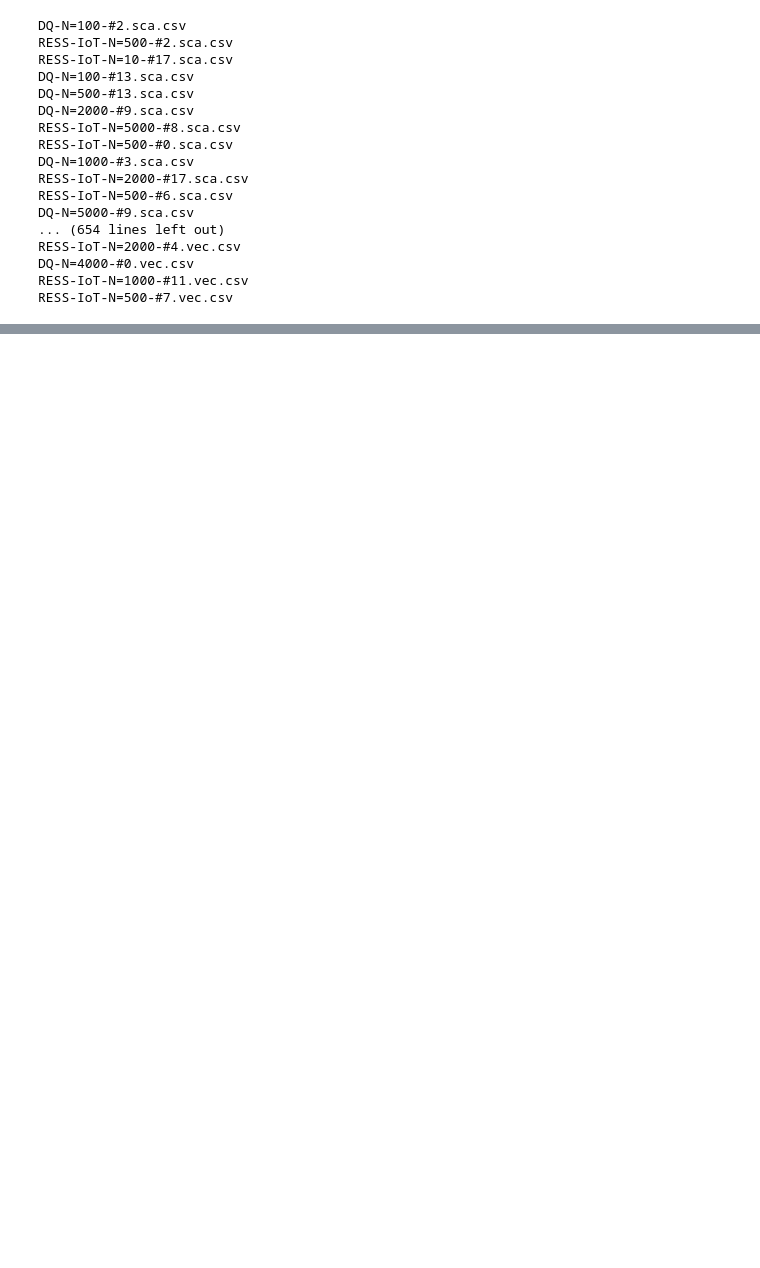
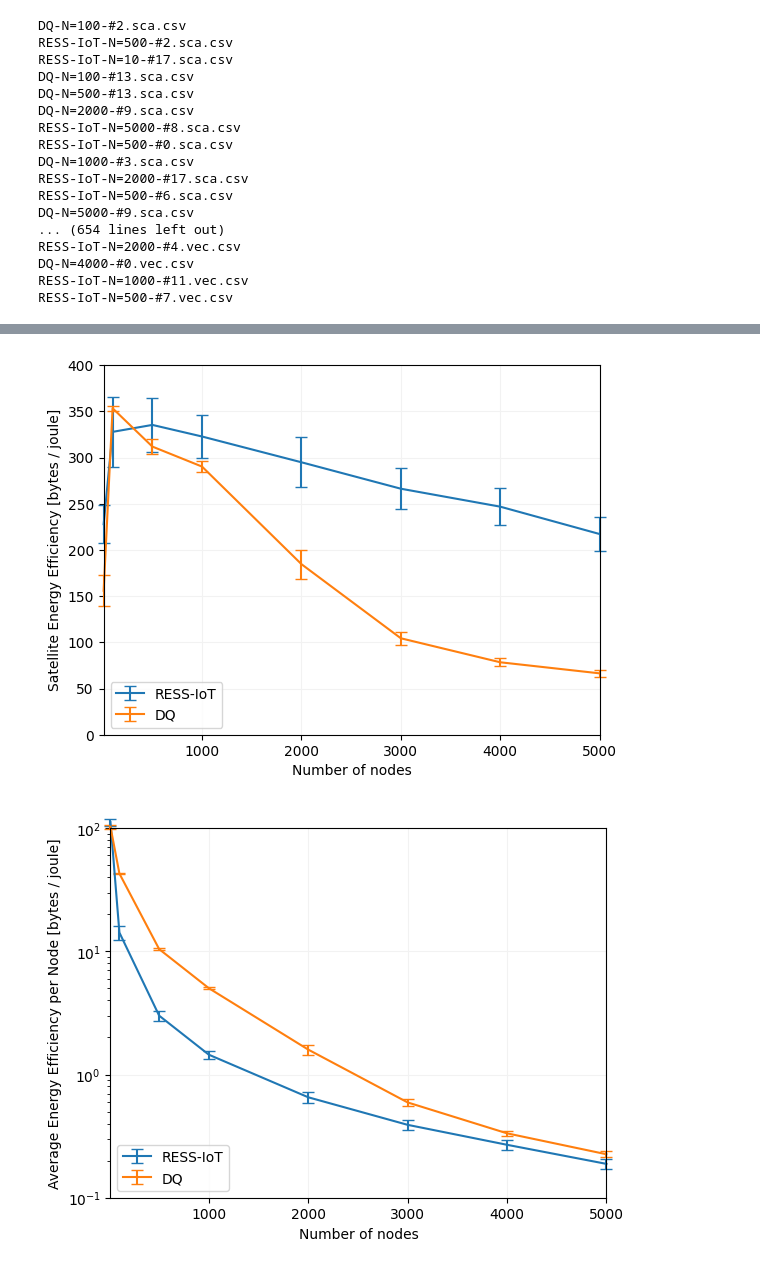
Before and after one commit to jason-gerard/DRAAF-pipeline, a Jupyter notebook: ress-iot-vs-dqrap-paper/Data processing.ipynb, the cells around one changed output, grey strips where cells are left out. Cells and saved outputs as stored; diff of their text form; code cells hidden in the pictures; blank space fills up the shorter version.

Commit message:
Update graphs

```diff
--- a/ress-iot-vs-dqrap-paper/Data processing.ipynb
+++ b/ress-iot-vs-dqrap-paper/Data processing.ipynb
@@ -226,9 +226,8 @@ def get_avg_energy_efficiency_node(key, df_sca, df_vec):
         e_nodes = get_energy_node_DQ(df_sca, df_vec)
 
     num_nodes = int(df_sca.loc[df_sca['name'] == 'nrOfNodes'].value.iloc[0])
-    e_node_avg = e_nodes / num_nodes
 
-    return get_data_bytes(df_sca) / e_node_avg
+    return (get_data_bytes(df_sca) / num_nodes ) / (e_nodes / num_nodes)
 
 def get_energy_efficiency_satellite(key, df_sca, df_vec):
     if key == "RESS-IoT":
@@ -446,0 +296,57 @@ plt.show()
+# %%
+output_dir = "output_graphs"
+
+def plot_runs(metric_names, label, ylims, is_log=False, show_metric_name=False):
+    for metric in metric_names:
+        for key in dfs:
+            x = metrics[key].keys()
+            ys = [metrics[key][node_count][metric] for node_count in x]
+            y = [np.average(y) for y in ys]
+            yerr = [np.std(y) for y in ys]
+
+            key_label = key if not show_metric_name else f"{metric} - {key}"
+            plt.errorbar(x, y, yerr=yerr, label=key_label, capsize=4, clip_on=False)
+
+    plt.ylabel(label)
+    plt.xlabel("Number of nodes")
+    plt.legend(loc="lower left")
+    plt.grid(linestyle='-', color='0.95')
+
+    if is_log:
+        plt.yscale("log")
+
+    plt.ylim(ylims[0], ylims[1])
+    plt.xlim(10, 5000)
+
+    plt.savefig(os.path.join(output_dir, f"{label.replace(' ', '_').replace('/', '_')}.png"))
+    plt.show()
+
+##### Satellite Energy Efficiency [bytes / joule]
+metric = "Satellite Energy Efficiency [bytes / joule]"
+plot_runs([metric], metric, [0, 400], False)
+
+##### Average Energy Efficiency per Node [bytes / joule]
+metric = "Average Energy Efficiency per Node [bytes / joule]"
+plot_runs([metric], metric, [0.1, 100], True)
+
+##### Network Energy Efficiency [bytes / joule]
+metric = "Network Energy Efficiency [bytes / joule]"
+plot_runs([metric], metric, [0.1, 100], True)
+
+##### Jain Fairness Index
+metric = "Jain Fairness Index"
+plot_runs([metric], metric, [0.001, 1], True)
+
+##### Throughput bytes / hour
+metric = "Throughput [bytes / hour]"
+plot_runs([metric], metric, [10000, 100000])
+
+##### Overhead and data [bytes]
+plot_runs(["Overhead", "Data"], "Overhead and data [bytes]", [100, 1000000], True, True)
+
+##### Average Delay [seconds]
+metric = "Average Delay [seconds]"
+plot_runs([metric], metric, [0, 400])
+# %% [output]
+[figure, added]
+[figure, added]
```
Also changed, not shown: parts of 2 cells of this notebook, 11 other files.
